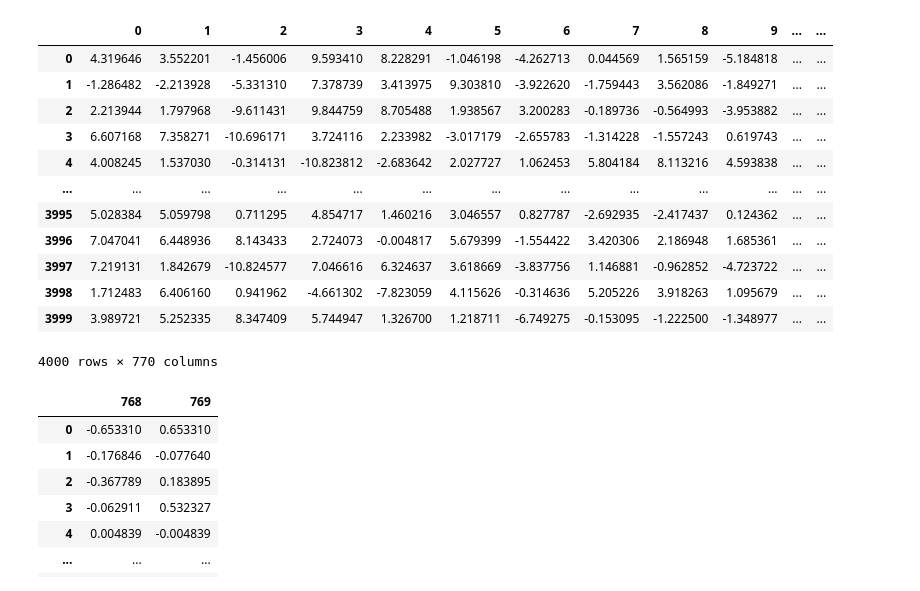
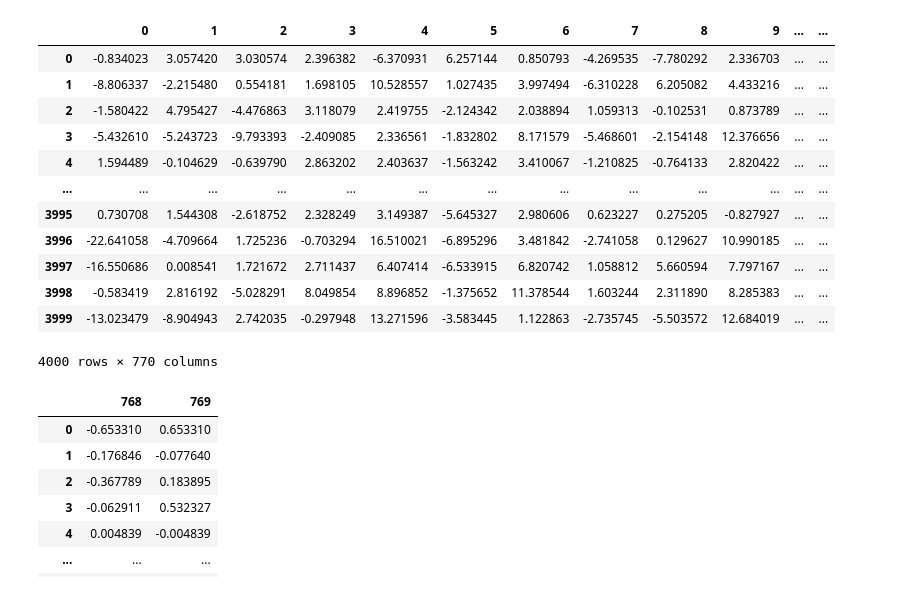
Before and after one commit to nRknpy/AffectNet-experiments, a Jupyter notebook: notebooks/clustering.ipynb, the cells around one changed output. Drawn from its saved outputs; the diff is of its cells as text; code cells hidden in the pictures.

```diff
--- a/notebooks/clustering.ipynb
+++ b/notebooks/clustering.ipynb
@@ -8,21 +8,21 @@ kmeans_token = KMeans(n_clusters=num_clusters, random_state=0)
 # %%
 import pandas as pd
 
-df = pd.read_csv('./data/CL_landmark_z64_bs512token_and_valaro.csv', header=None)
+df = pd.read_csv('./data/CL_expression_after_valaro_z64_bs512token_and_valaro.csv', header=None)
 df
 # %% [output]
 |  | 0 | 1 | 2 | 3 | 4 | 5 | 6 | 7 | 8 | 9 | ... | ... |
-| 0 | 4.319646 | 3.552201 | -1.456006 | 9.593410 | 8.228291 | -1.046198 | -4.262713 | 0.044569 | 1.565159 | -5.184818 | ... | ... |
-| 1 | -1.286482 | -2.213928 | -5.331310 | 7.378739 | 3.413975 | 9.303810 | -3.922620 | -1.759443 | 3.562086 | -1.849271 | ... | ... |
-| 2 | 2.213944 | 1.797968 | -9.611431 | 9.844759 | 8.705488 | 1.938567 | 3.200283 | -0.189736 | -0.564993 | -3.953882 | ... | ... |
-| 3 | 6.607168 | 7.358271 | -10.696171 | 3.724116 | 2.233982 | -3.017179 | -2.655783 | -1.314228 | -1.557243 | 0.619743 | ... | ... |
-| 4 | 4.008245 | 1.537030 | -0.314131 | -10.823812 | -2.683642 | 2.027727 | 1.062453 | 5.804184 | 8.113216 | 4.593838 | ... | ... |
+| 0 | -0.834023 | 3.057420 | 3.030574 | 2.396382 | -6.370931 | 6.257144 | 0.850793 | -4.269535 | -7.780292 | 2.336703 | ... | ... |
+| 1 | -8.806337 | -2.215480 | 0.554181 | 1.698105 | 10.528557 | 1.027435 | 3.997494 | -6.310228 | 6.205082 | 4.433216 | ... | ... |
+| 2 | -1.580422 | 4.795427 | -4.476863 | 3.118079 | 2.419755 | -2.124342 | 2.038894 | 1.059313 | -0.102531 | 0.873789 | ... | ... |
+| 3 | -5.432610 | -5.243723 | -9.793393 | -2.409085 | 2.336561 | -1.832802 | 8.171579 | -5.468601 | -2.154148 | 12.376656 | ... | ... |
+| 4 | 1.594489 | -0.104629 | -0.639790 | 2.863202 | 2.403637 | -1.563242 | 3.410067 | -1.210825 | -0.764133 | 2.820422 | ... | ... |
 | ... | ... | ... | ... | ... | ... | ... | ... | ... | ... | ... | ... | ... |
-| 3995 | 5.028384 | 5.059798 | 0.711295 | 4.854717 | 1.460216 | 3.046557 | 0.827787 | -2.692935 | -2.417437 | 0.124362 | ... | ... |
-| 3996 | 7.047041 | 6.448936 | 8.143433 | 2.724073 | -0.004817 | 5.679399 | -1.554422 | 3.420306 | 2.186948 | 1.685361 | ... | ... |
-| 3997 | 7.219131 | 1.842679 | -10.824577 | 7.046616 | 6.324637 | 3.618669 | -3.837756 | 1.146881 | -0.962852 | -4.723722 | ... | ... |
-| 3998 | 1.712483 | 6.406160 | 0.941962 | -4.661302 | -7.823059 | 4.115626 | -0.314636 | 5.205226 | 3.918263 | 1.095679 | ... | ... |
-| 3999 | 3.989721 | 5.252335 | 8.347409 | 5.744947 | 1.326700 | 1.218711 | -6.749275 | -0.153095 | -1.222500 | -1.348977 | ... | ... |
+| 3995 | 0.730708 | 1.544308 | -2.618752 | 2.328249 | 3.149387 | -5.645327 | 2.980606 | 0.623227 | 0.275205 | -0.827927 | ... | ... |
+| 3996 | -22.641058 | -4.709664 | 1.725236 | -0.703294 | 16.510021 | -6.895296 | 3.481842 | -2.741058 | 0.129627 | 10.990185 | ... | ... |
+| 3997 | -16.550686 | 0.008541 | 1.721672 | 2.711437 | 6.407414 | -6.533915 | 6.820742 | 1.058812 | 5.660594 | 7.797167 | ... | ... |
+| 3998 | -0.583419 | 2.816192 | -5.028291 | 8.049854 | 8.896852 | -1.375652 | 11.378544 | 1.603244 | 2.311890 | 8.285383 | ... | ... |
+| 3999 | -13.023479 | -8.904943 | 2.742035 | -0.297948 | 13.271596 | -3.583445 | 1.122863 | -2.735745 | -5.503572 | 12.684019 | ... | ... |
 4000 rows × 770 columns
 # %%
 df_valaro = df.iloc[:, -2:]
```
Also changed, not shown: parts of 4 cells of this notebook, 2 other files.
